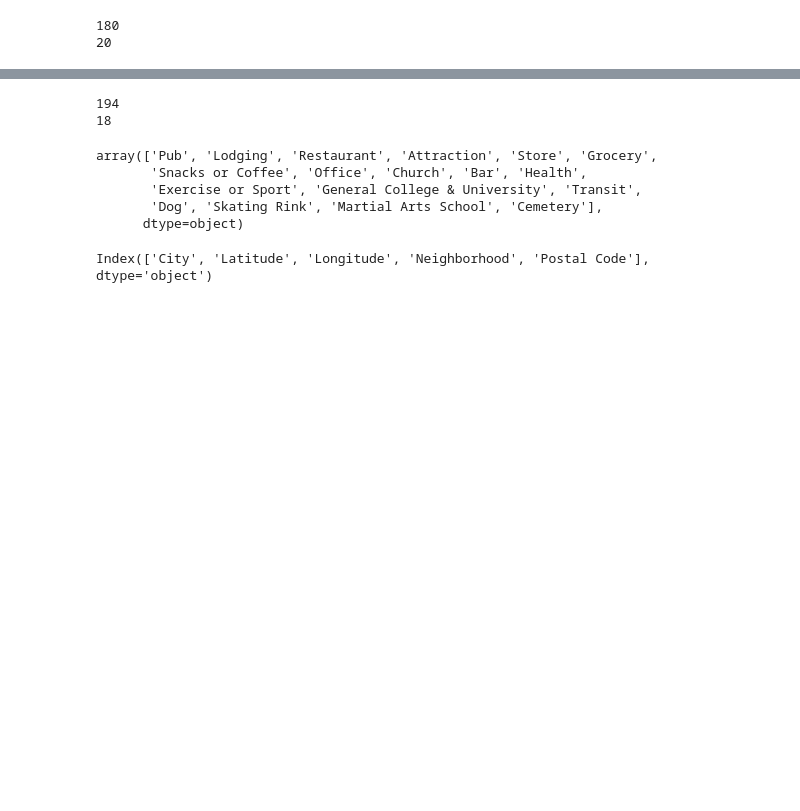
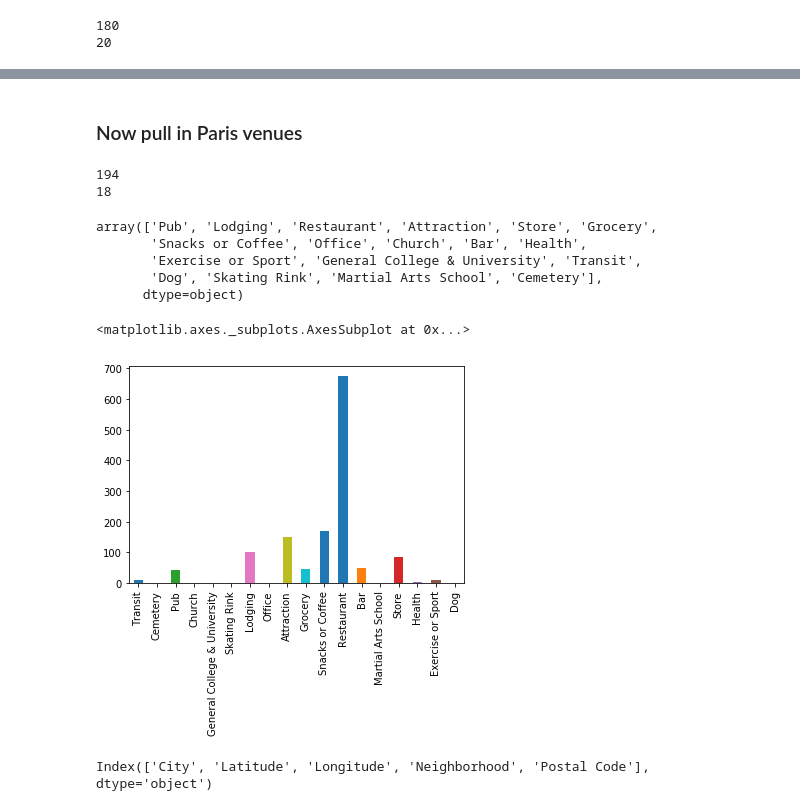
Before and after one commit to paolynv/Coursera-Capstone, a Jupyter notebook: Comparison-Vancouver-Paris-PV.ipynb, the cells around one changed output, grey strips where cells are left out. Drawn from its saved outputs; the diff is of its cells as text; code cells hidden in the pictures; blank space fills up the shorter version.

```diff
--- a/Comparison-Vancouver-Paris-PV.ipynb
+++ b/Comparison-Vancouver-Paris-PV.ipynb
@@ -465,3 +587,5 @@ vancouver_grouped['Venue Count'] = vancouver_grouped.iloc[:, 1:].sum(axis=1)
+# %% [markdown]
+### Now pull in Paris venues
 # %%
 paris_venues = getNearbyVenues(dfPar['Neighborhood'], dfPar['Latitude'], dfPar['Longitude'])
 # %%
@@ -477,6 +601,12 @@ array(['Pub', 'Lodging', 'Restaurant', 'Attraction', 'Store', 'Grocery',
        'Exercise or Sport', 'General College & University', 'Transit',
        'Dog', 'Skating Rink', 'Martial Arts School', 'Cemetery'],
       dtype=object)
+# %%
+dfParLocVenues['Venue Category Simplified'].value_counts(sort=False).plot.bar()
+# dfParLocVenues['Venue Category Simplified'].nunique()
+# %% [output]
+<matplotlib.axes._subplots.AxesSubplot at 0x...>
+[figure, added]
 # %%
 # one hot encoding
 paris_onehot = pd.get_dummies(dfParLocVenues[['Venue Category Simplified']], prefix="", prefix_sep="")
```
Also changed, not shown: parts of 23 cells of this notebook.
